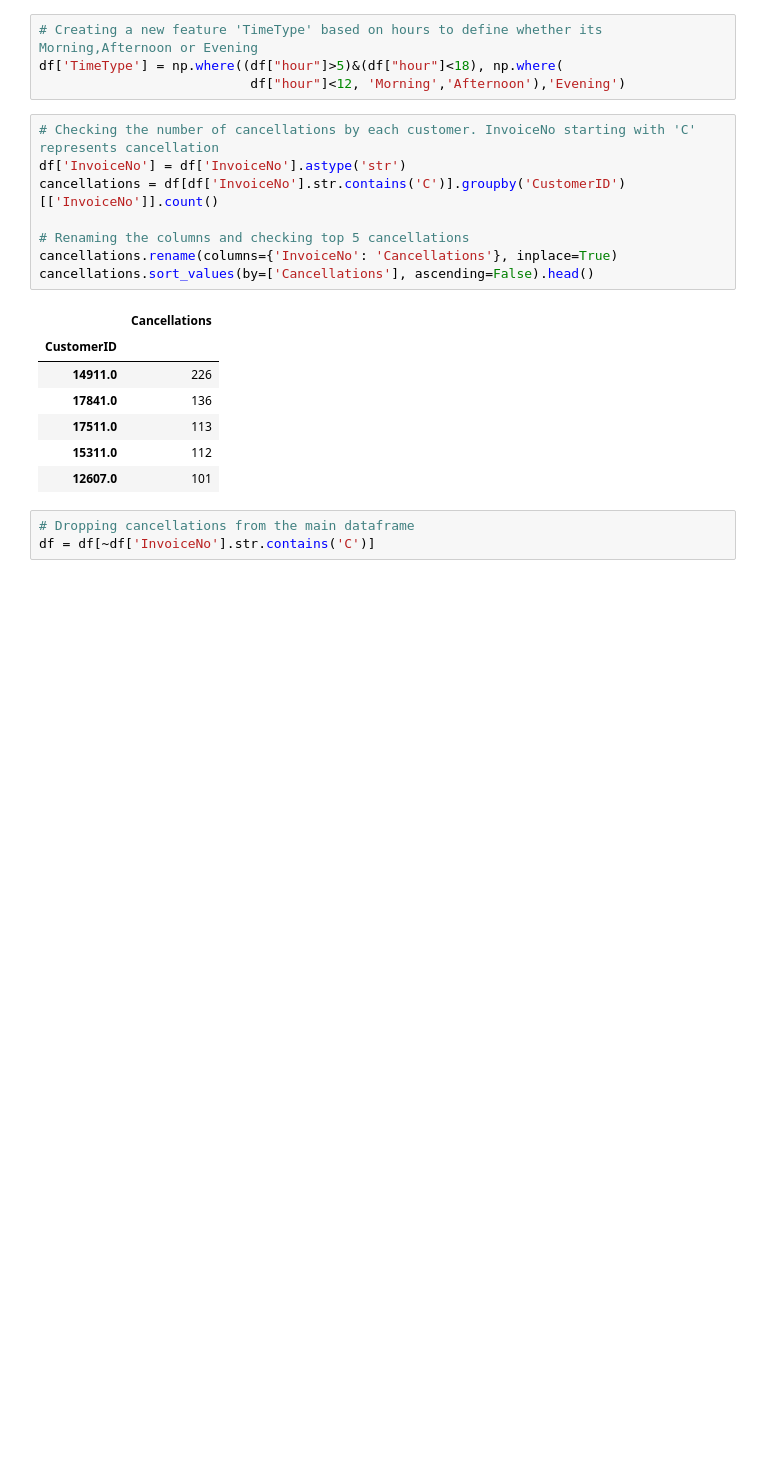
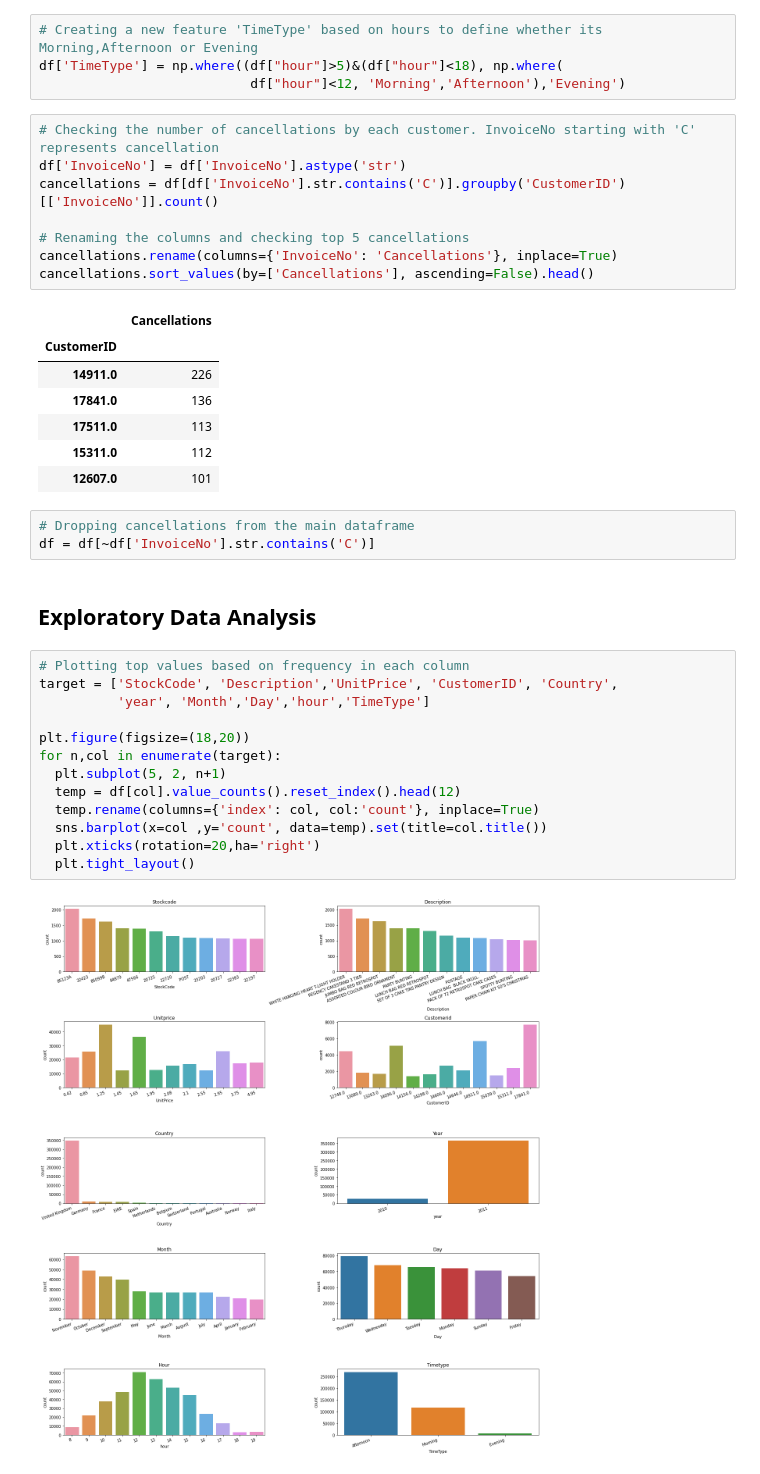
Before and after one commit to Shatakd/Customer-Segmentation-Clustering, a Jupyter notebook: Shatak_Customer_segmentation(Clustering).ipynb, the cells around one changed output. Drawn from its saved outputs; the diff is of its cells as text; blank space fills up the shorter version.

```diff
--- a/Shatak_Customer_segmentation(Clustering).ipynb
+++ b/Shatak_Customer_segmentation(Clustering).ipynb
@@ -208,3 +208,20 @@ cancellations.sort_values(by=['Cancellations'], ascending=False).head()
 # %%
 # Dropping cancellations from the main dataframe
 df = df[~df['InvoiceNo'].str.contains('C')]
+# %% [markdown]
+## **Exploratory Data Analysis**
+# %%
+# Plotting top values based on frequency in each column
+target = ['StockCode', 'Description','UnitPrice', 'CustomerID', 'Country',
+          'year', 'Month','Day','hour','TimeType']
+
+plt.figure(figsize=(18,20))
+for n,col in enumerate(target):
+  plt.subplot(5, 2, n+1)
+  temp = df[col].value_counts().reset_index().head(12)
+  temp.rename(columns={'index': col, col:'count'}, inplace=True)
+  sns.barplot(x=col ,y='count', data=temp).set(title=col.title())
+  plt.xticks(rotation=20,ha='right')
+  plt.tight_layout()
+# %% [output]
+[figure, added]
```
Also changed, not shown: parts of 5 cells of this notebook.
